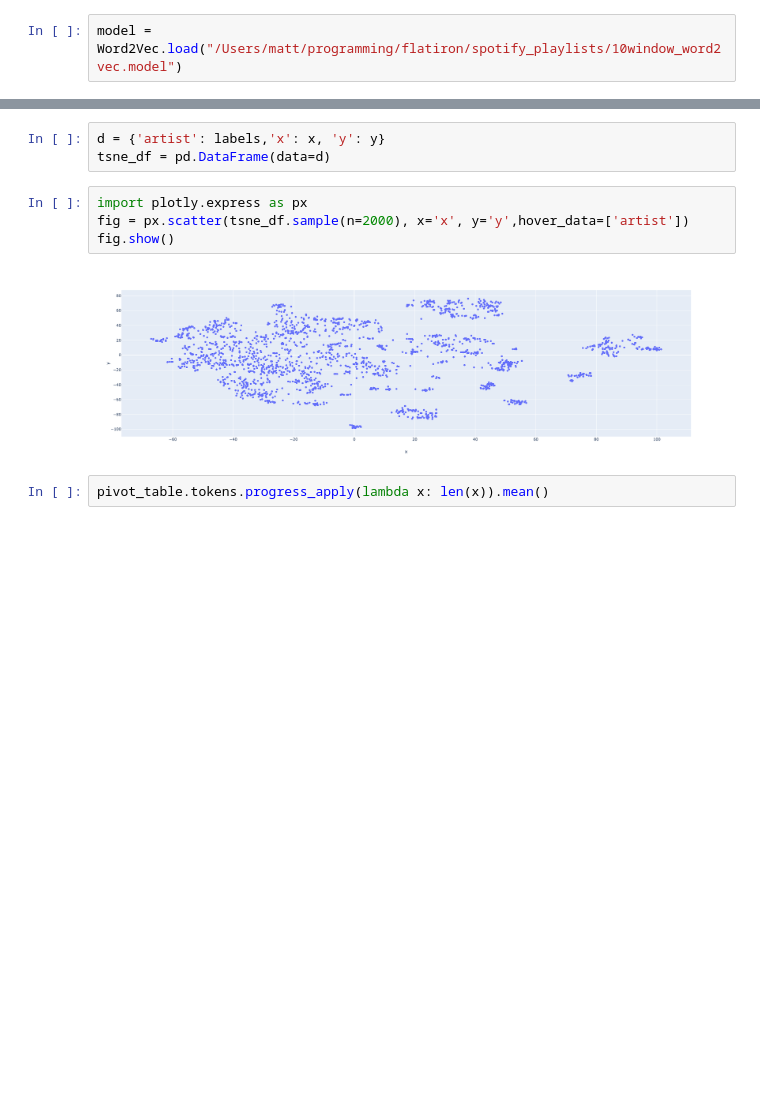
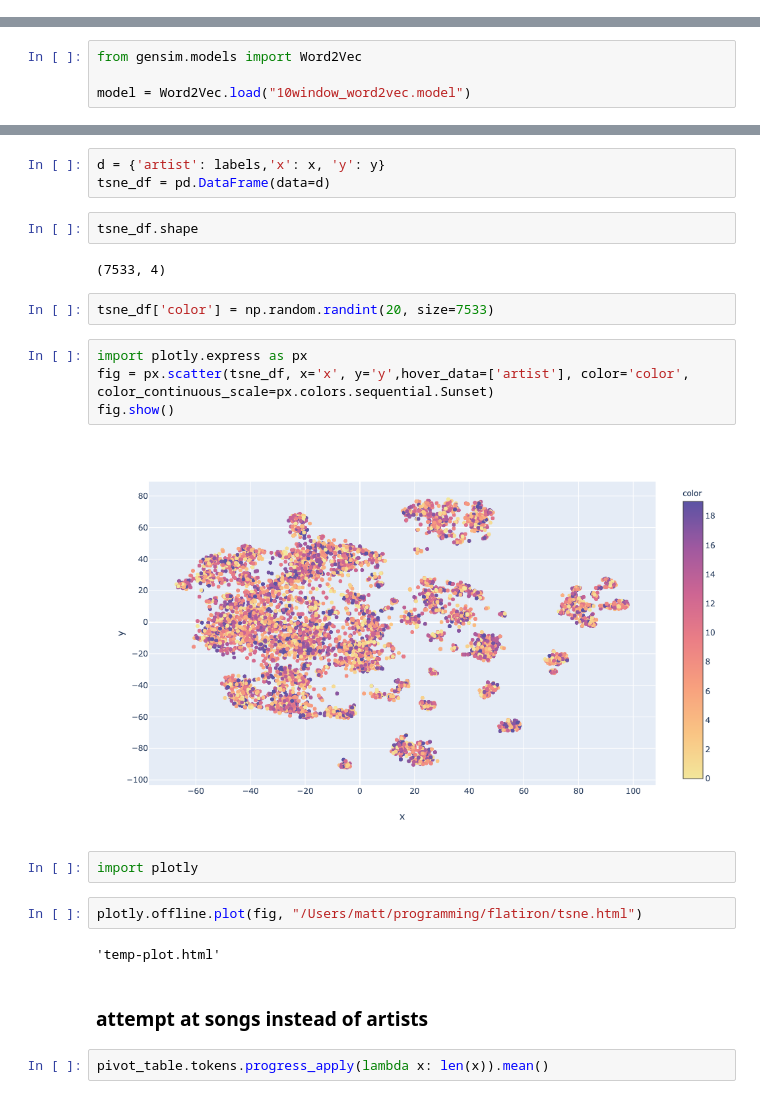
Before and after one commit to matt8955/song-vectormender, a Jupyter notebook: model.ipynb, the cells around one changed output, grey strips where cells are left out. Cells and saved outputs as stored; diff of their text form; blank space fills up the shorter version.

```diff
--- a/model.ipynb
+++ b/model.ipynb
@@ -155,5 +156,3 @@ from gensim.test.utils import common_texts, get_tmpfile
 
 # path = get_tmpfile("word2vec.model")
 # model = Word2Vec(texts, size=300, window=10, min_count=100, workers=4, sg=1, negative=7, hs=0)
-# %%
-model = Word2Vec.load("/Users/matt/programming/flatiron/spotify_playlists/10window_word2vec.model")
@@ -172,0 +159,4 @@ model.wv.most_similar('Phoebe Bridgers')
+# %%
+from gensim.models import Word2Vec
+
+model = Word2Vec.load("10window_word2vec.model")
@@ -310,12 +392,26 @@ plt.show()
 # %%
 d = {'artist': labels,'x': x, 'y': y}
 tsne_df = pd.DataFrame(data=d)
+# %%
+tsne_df.shape
+# %% [output]
+(7533, 4)
+# %%
+tsne_df['color'] = np.random.randint(20, size=7533)
 # %%
 import plotly.express as px
-fig = px.scatter(tsne_df.sample(n=2000), x='x', y='y',hover_data=['artist'])
+fig = px.scatter(tsne_df, x='x', y='y',hover_data=['artist'], color='color', color_continuous_scale=px.colors.sequential.Sunset)
 fig.show()
 # %% [output]
-[figure, old version]
+[figure, new version]
+# %%
+import plotly
+# %%
+plotly.offline.plot(fig, "/Users/matt/programming/flatiron/tsne.html")
+# %% [output]
+'temp-plot.html'
+# %% [markdown]
+### attempt at songs instead of artists
 # %%
 pivot_table.tokens.progress_apply(lambda x: len(x)).mean()
 # %% [output]
```
Also changed, not shown: parts of 14 cells of this notebook, 10 other files.
